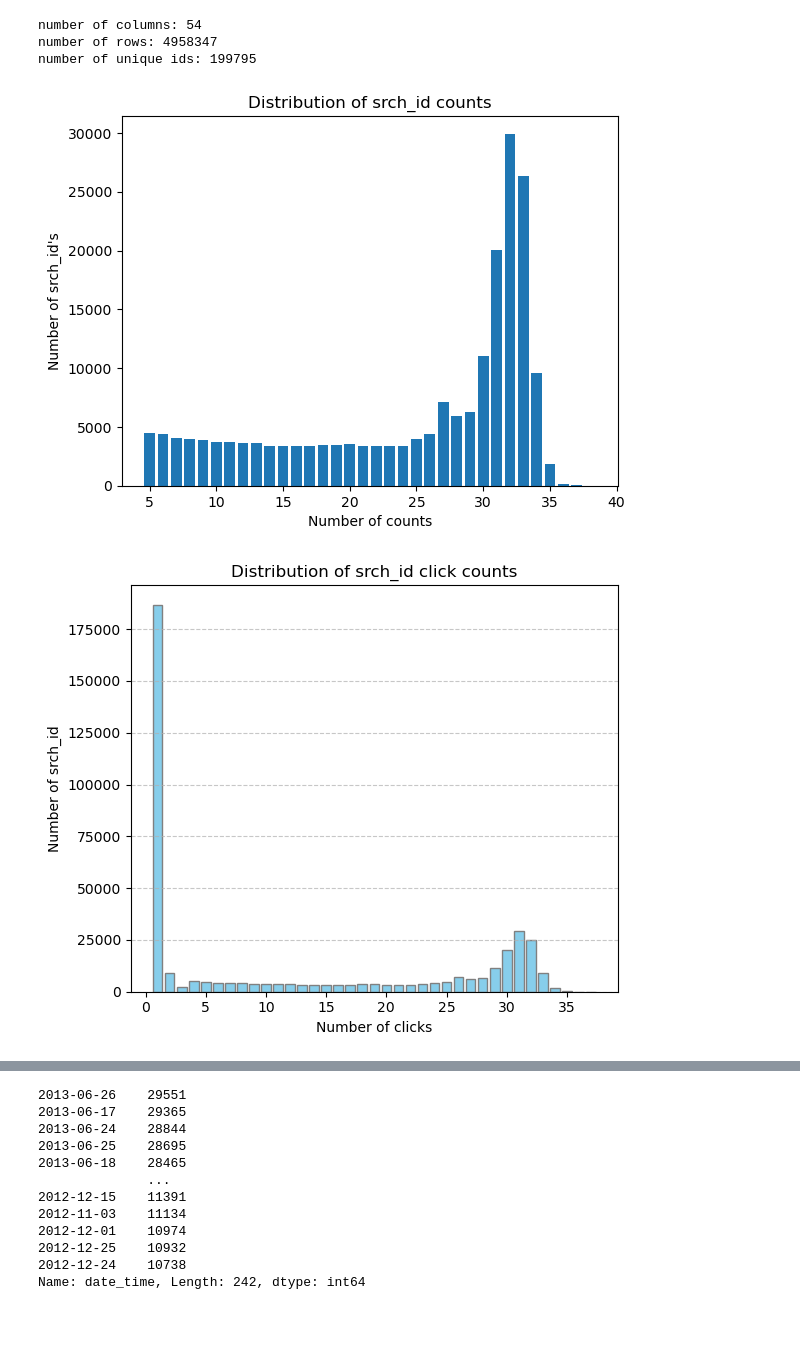
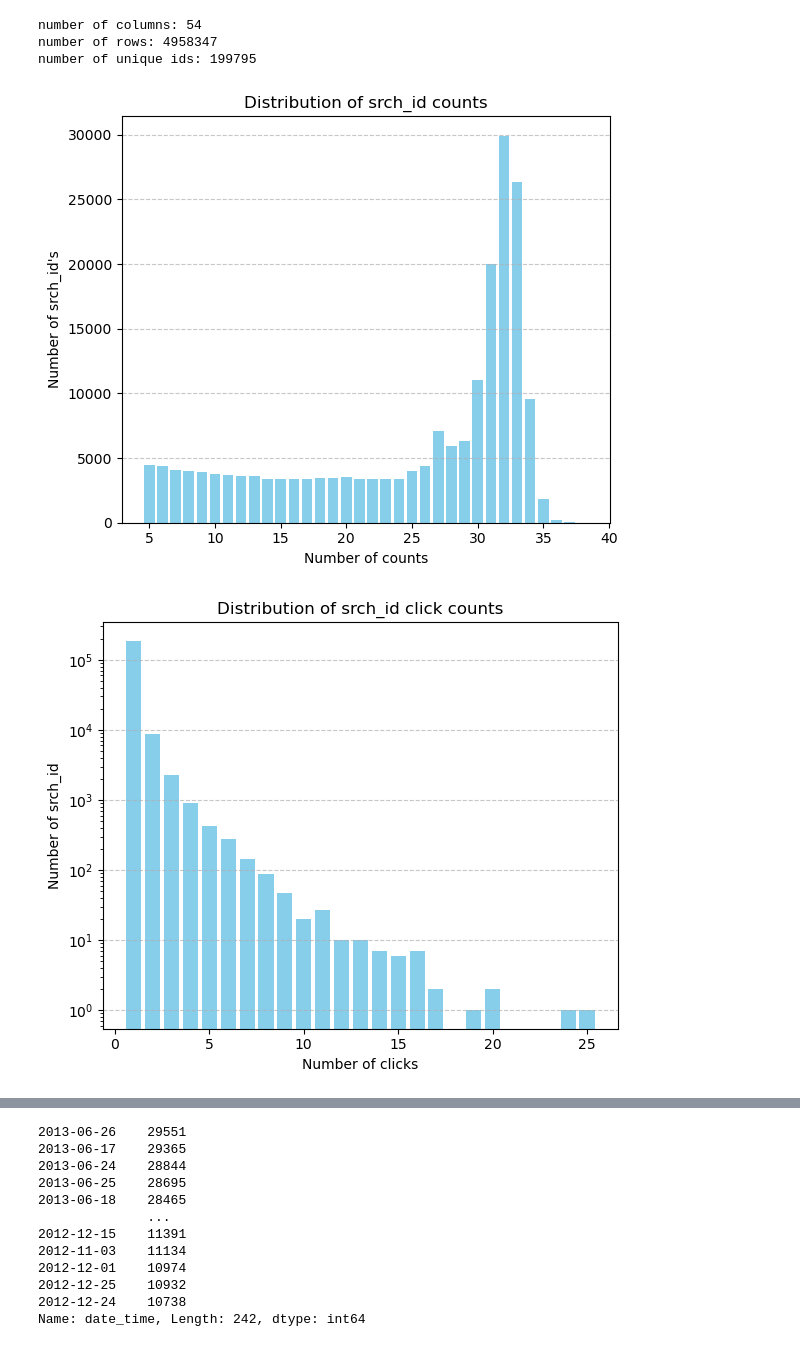
Before and after one commit to Revess/DMT2023_ass2, a Jupyter notebook: notebooks/data_explanation.ipynb, the cells around one changed output, grey strips where cells are left out. Cells and saved outputs as stored; diff of their text form; code cells hidden in the pictures; blank space fills up the shorter version.

```diff
--- a/notebooks/data_explanation.ipynb
+++ b/notebooks/data_explanation.ipynb
@@ -5,4 +5,4 @@ import numpy as np
 import seaborn as sns
 import matplotlib.pyplot as plt
 # %%
-trainingdf = pd.read_csv('./data/training_set_VU_DM.csv')
+trainingdf = pd.read_csv('/Users/florencecornelissen/Documents/VU/DMT/DMT2023_ass2/data/training_set_VU_DM.csv')
@@ -17,31 +37,33 @@ number of unique ids: 199795
 # %%
 # trainingdf.groupby('srch_id')['click_bool'].count()
 counts = trainingdf['srch_id'].value_counts()
 count_values = counts.value_counts()
 
-plt.bar(count_values.index, count_values.values)
+plt.figure(figsize=(6,5))
+plt.bar(count_values.index, count_values.values, color='skyblue')
 plt.xlabel('Number of counts')
 plt.ylabel('Number of srch_id\'s')
 plt.title('Distribution of srch_id counts')
+plt.grid(axis='y', linestyle='--', alpha=0.7)
+plt.tight_layout()  # Adjust the spacing
 plt.show()
 #make a distribution plot with ontly the counts of the srch_id's. On the x-axis the number of counts and on the y-axis the number of srch_id's with that count
 # %% [output]
-[figure, old version]
+[figure, new version]
 # %%
-countclick = trainingdf.groupby('srch_id')['click_bool'].value_counts()
-countclick_values = countclick.value_counts()
+countclick = trainingdf[trainingdf['click_bool']==1].groupby('srch_id').size()
 
 plt.figure(figsize=(6, 5))  # Adjust the figure size as needed
 
-plt.bar(countclick_values.index, countclick_values.values, color='skyblue', edgecolor='gray')
+plt.bar(countclick_values.index, countclick_values.values, color='skyblue')
 plt.xlabel('Number of clicks')
 plt.ylabel('Number of srch_id')
 plt.title('Distribution of srch_id click counts')
 
 # Customize the grid lines
 plt.grid(axis='y', linestyle='--', alpha=0.7)
-
+plt.yscale('log')
 plt.tight_layout()  # Adjust the spacing
 plt.show()
 # %% [output]
-[figure, old version]
+[figure, new version]
```
Also changed, not shown: parts of 19 cells of this notebook, 7 other files.
